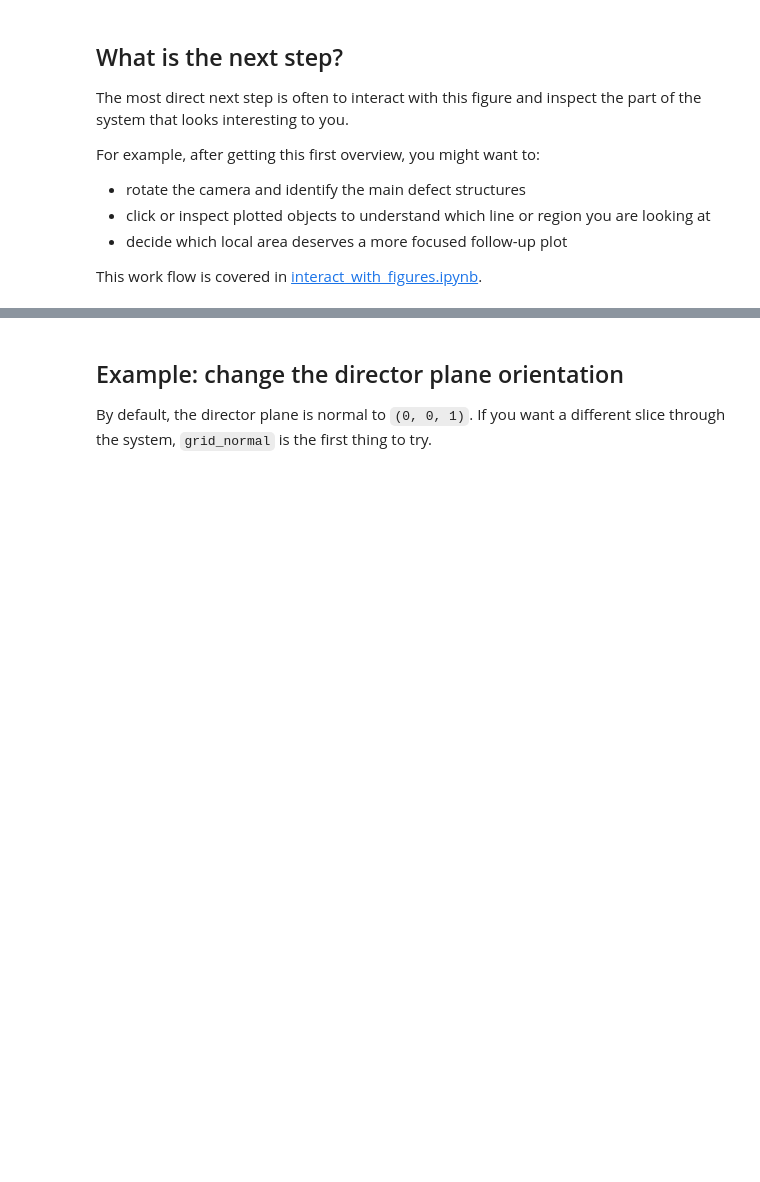
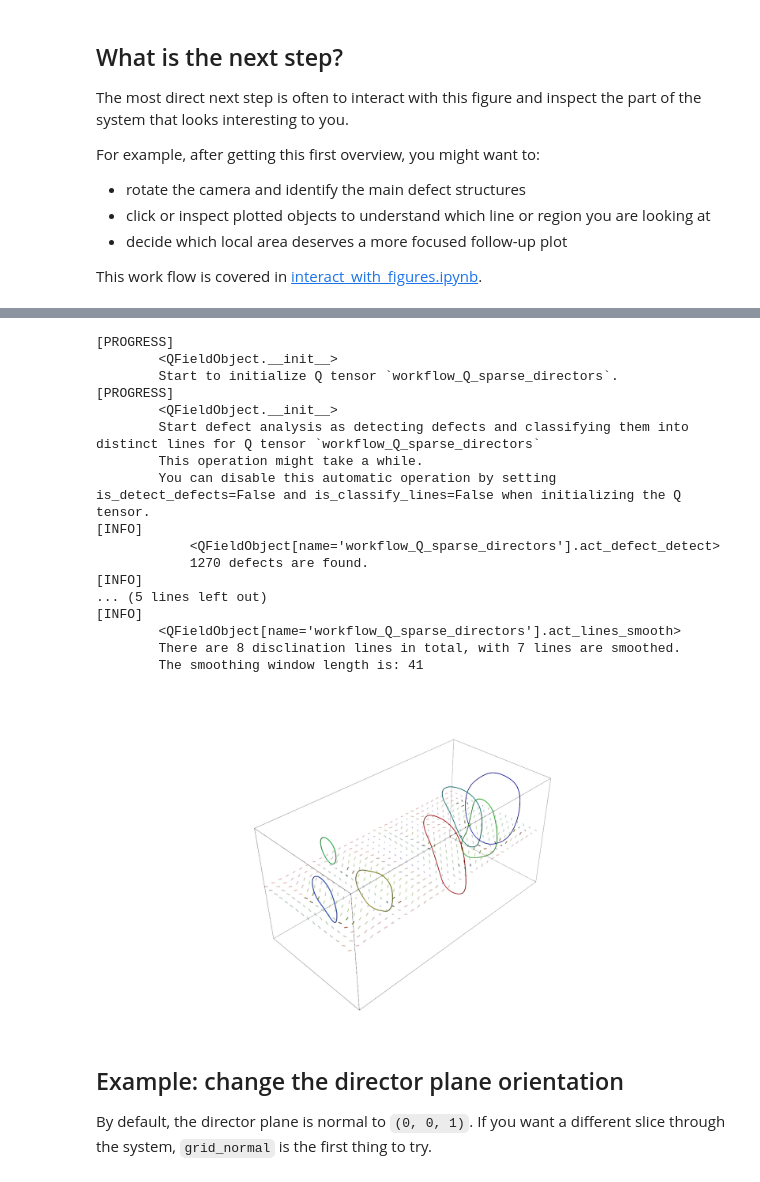
Before and after one commit to YingyouMa/Nematics3D, a Jupyter notebook: tutorials/quick_visualize_Q.ipynb, the cells around one changed output, grey strips where cells are left out. Drawn from its saved outputs; the diff is of its cells as text; code cells hidden in the pictures; blank space fills up the shorter version.

Commit message:
Add director spacing presets to quick visualization

```diff
--- a/tutorials/quick_visualize_Q.ipynb
+++ b/tutorials/quick_visualize_Q.ipynb
@@ -163,3 +170,34 @@ If you want the full input conventions for `Q`, `S`, and `n`, see [build_QFieldO
+# %%
+save_path_sparse = OUTPUT_DIR / "quick_sparse_directors.png"
+
+Q_obj_sparse, figure_sparse = nematics3d.quick_visualize_Q(
+    Q=Q_data,
+    name="workflow_Q_sparse_directors",
+    director_spacing="sparse",
+    save_path=save_path_sparse,
+    is_off_screen=True,
+)
+
+display(Image(filename=save_path_sparse))
+# %% [output]
+[PROGRESS]
+        <QFieldObject.__init__>
+        Start to initialize Q tensor `workflow_Q_sparse_directors`.
+[PROGRESS]
+        <QFieldObject.__init__>
+        Start defect analysis as detecting defects and classifying them into distinct lines for Q tensor `workflow_Q_sparse_directors`
+        This operation might take a while.
+        You can disable this automatic operation by setting is_detect_defects=False and is_classify_lines=False when initializing the Q tensor.
+[INFO]
+            <QFieldObject[name='workflow_Q_sparse_directors'].act_defect_detect>
+            1270 defects are found.
+[INFO]
+... (5 lines left out)
+[INFO]
+        <QFieldObject[name='workflow_Q_sparse_directors'].act_lines_smooth>
+        There are 8 disclination lines in total, with 7 lines are smoothed.
+        The smoothing window length is: 41
+[figure, added]
 # %% [markdown]
 ## Example: change the director plane orientation
 
```
Also changed, not shown: parts of 5 cells of this notebook, 1 other file.
